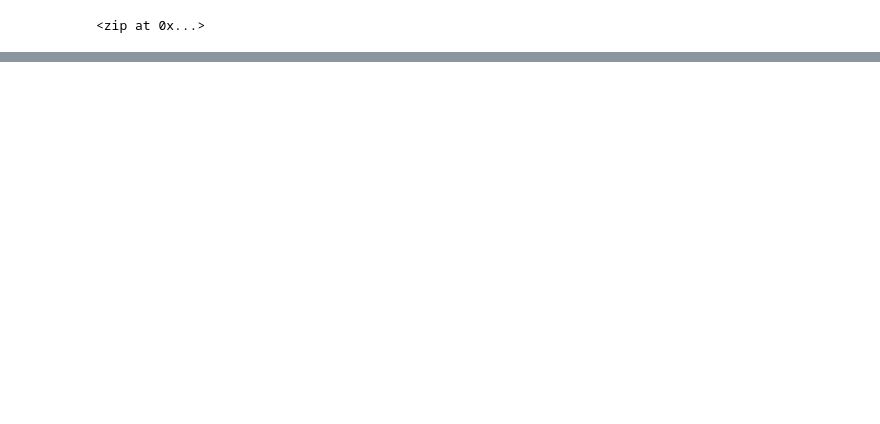
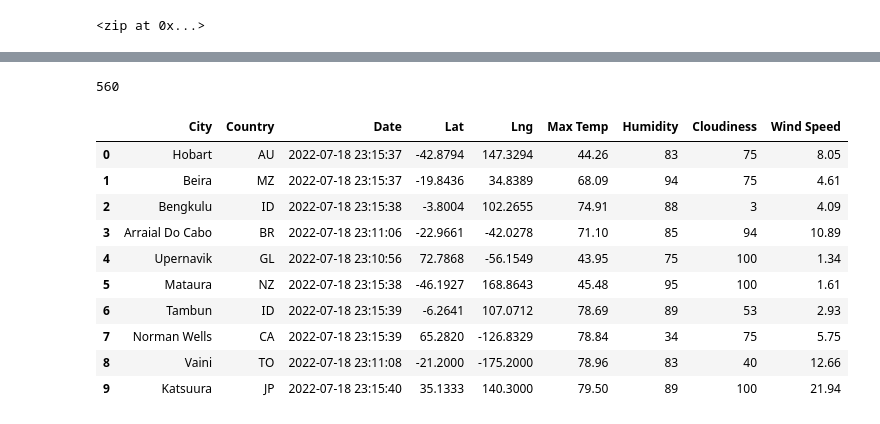
Before and after one commit to Moriah-Howard/World_Weather_Analysis, a Jupyter notebook: WeatherPy.ipynb, the cells around one changed output, grey strips where cells are left out. Saved outputs shown, nothing was run; the diff lists cells and outputs as text; code cells hidden in the pictures; blank space fills up the shorter version.

```diff
--- a/WeatherPy.ipynb
+++ b/WeatherPy.ipynb
@@ -56,0 +67,3 @@ len(cities)
+# %%
+#Starting URL for Weather Map API Call.
+url="http://api.openweathermap.org/data/2.5/weather?units=Imperial&APPID="+weather_api_key
@@ -56,0 +156,21 @@ len(cities)
+# %%
+#Retrieve total number of cities.
+len(city_data)
+# %% [output]
+560
+# %%
+#Convert the array of dictionaries to a Pandas DataFrame.
+city_data_df=pd.DataFrame(city_data)
+city_data_df.head(10)
+# %% [output]
+|  | City | Country | Date | Lat | Lng | Max Temp | Humidity | Cloudiness | Wind Speed |
+| 0 | Hobart | AU | 2022-07-18 23:15:37 | -42.8794 | 147.3294 | 44.26 | 83 | 75 | 8.05 |
+| 1 | Beira | MZ | 2022-07-18 23:15:37 | -19.8436 | 34.8389 | 68.09 | 94 | 75 | 4.61 |
+| 2 | Bengkulu | ID | 2022-07-18 23:15:38 | -3.8004 | 102.2655 | 74.91 | 88 | 3 | 4.09 |
+| 3 | Arraial Do Cabo | BR | 2022-07-18 23:11:06 | -22.9661 | -42.0278 | 71.10 | 85 | 94 | 10.89 |
+| 4 | Upernavik | GL | 2022-07-18 23:10:56 | 72.7868 | -56.1549 | 43.95 | 75 | 100 | 1.34 |
+| 5 | Mataura | NZ | 2022-07-18 23:15:38 | -46.1927 | 168.8643 | 45.48 | 95 | 100 | 1.61 |
+| 6 | Tambun | ID | 2022-07-18 23:15:39 | -6.2641 | 107.0712 | 78.69 | 89 | 53 | 2.93 |
+| 7 | Norman Wells | CA | 2022-07-18 23:15:39 | 65.2820 | -126.8329 | 78.84 | 34 | 75 | 5.75 |
+| 8 | Vaini | TO | 2022-07-18 23:11:08 | -21.2000 | -175.2000 | 78.96 | 83 | 40 | 12.66 |
+| 9 | Katsuura | JP | 2022-07-18 23:15:40 | 35.1333 | 140.3000 | 79.50 | 89 | 100 | 21.94 |
```
Also changed, not shown: parts of 6 cells of this notebook, 3 other files.
